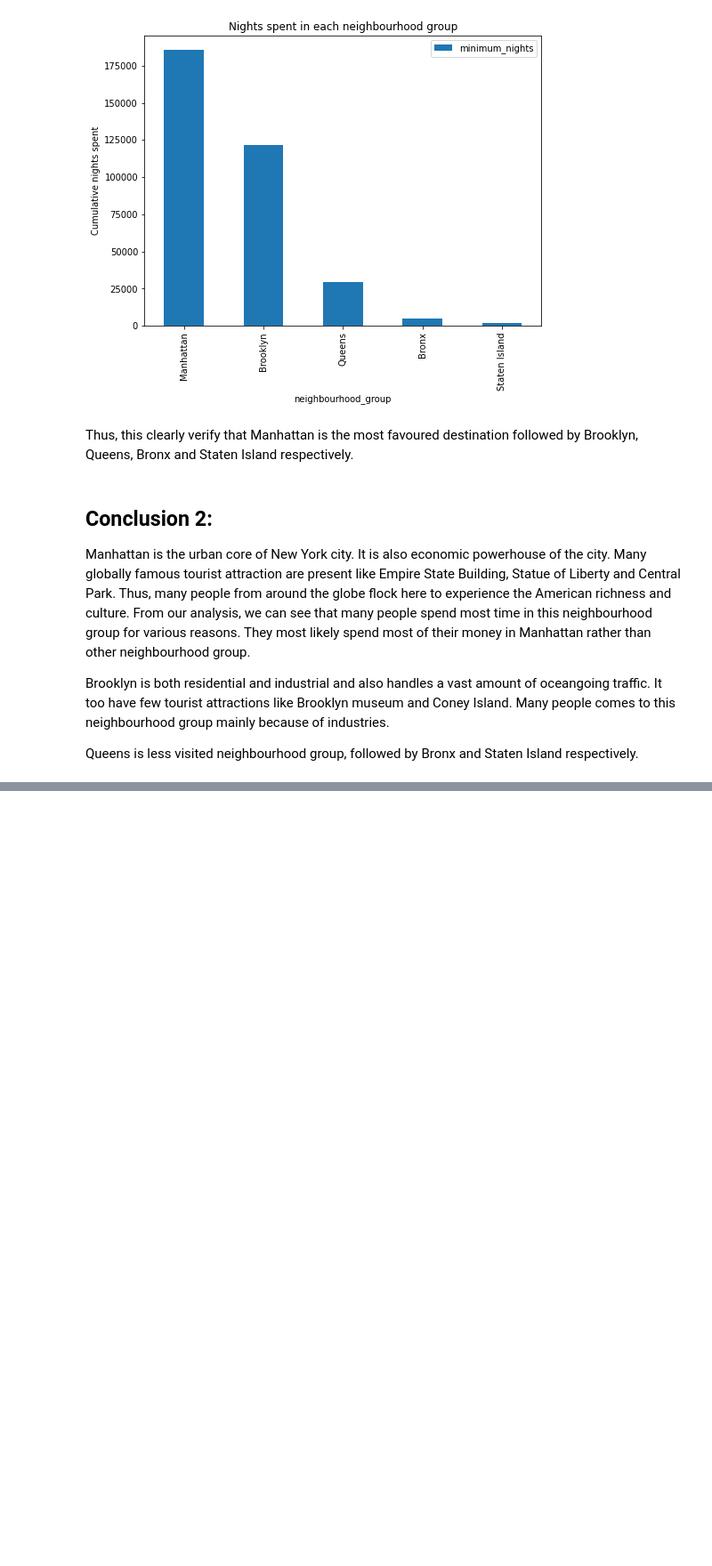
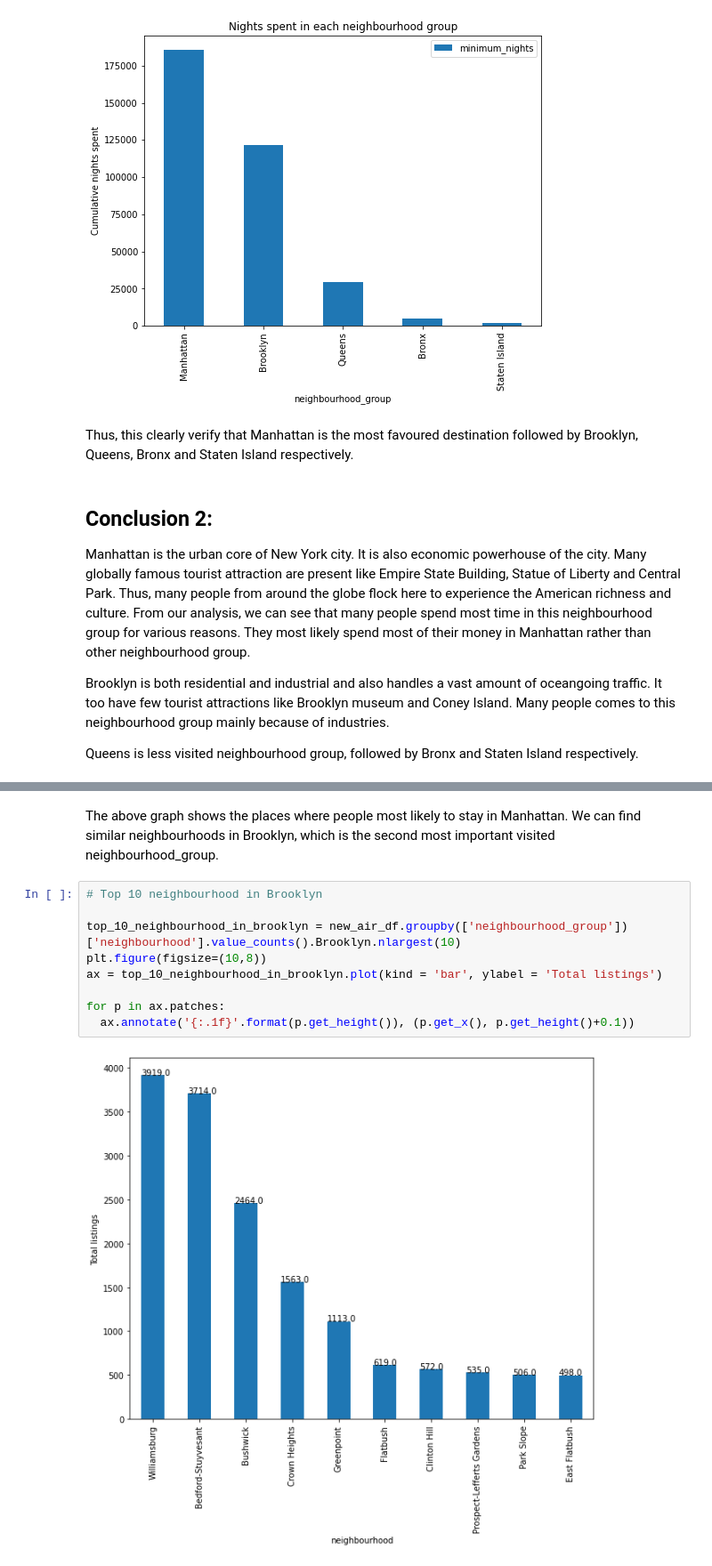
Before and after one commit to SubhamZap/Airbnb-Booking-Analysis, a Jupyter notebook: Airbnb_Bookings_Analysis_Capstone_Project.ipynb, the cells around one changed output, grey strips where cells are left out. Shown at 89% size. Cells and saved outputs as stored; diff of their text form; blank space fills up the shorter version.

```diff
--- a/Airbnb_Bookings_Analysis_Capstone_Project.ipynb
+++ b/Airbnb_Bookings_Analysis_Capstone_Project.ipynb
@@ -481,0 +538,13 @@ Queens is less visited neighbourhood group, followed by Bronx and Staten Island
+# %% [markdown]
+The above graph shows the places where people most likely to stay in Manhattan. We can find similar neighbourhoods in Brooklyn, which is the second most important visited neighbourhood_group.
+# %%
+# Top 10 neighbourhood in Brooklyn
+
+top_10_neighbourhood_in_brooklyn = new_air_df.groupby(['neighbourhood_group'])['neighbourhood'].value_counts().Brooklyn.nlargest(10)
+plt.figure(figsize=(10,8))
+ax = top_10_neighbourhood_in_brooklyn.plot(kind = 'bar', ylabel = 'Total listings')
+
+for p in ax.patches:
+  ax.annotate('{:.1f}'.format(p.get_height()), (p.get_x(), p.get_height()+0.1))
+# %% [output]
+[figure, added]
```
Also changed, not shown: parts of 24 cells of this notebook.
